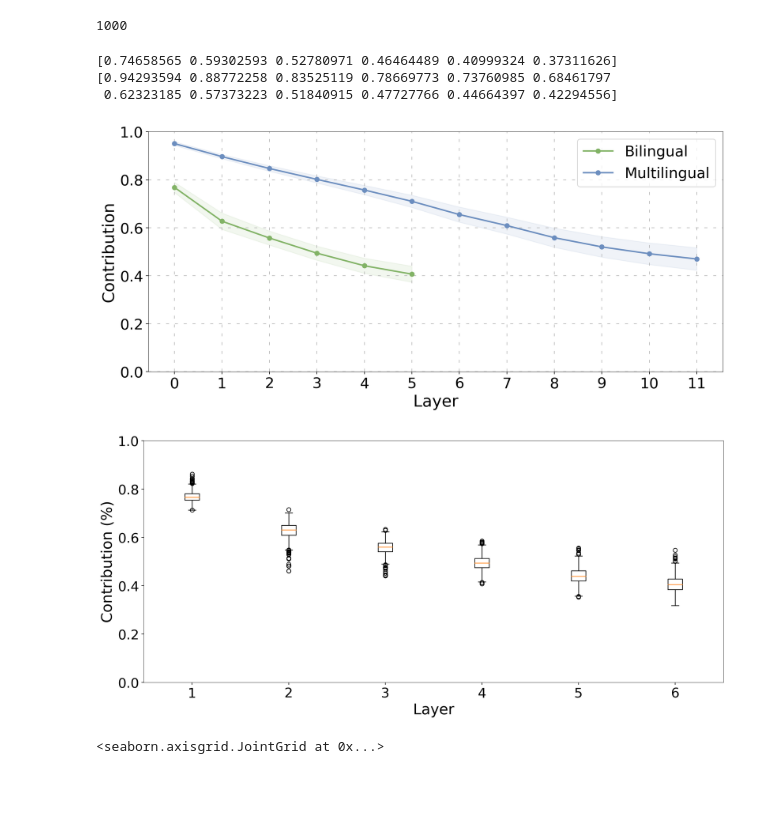
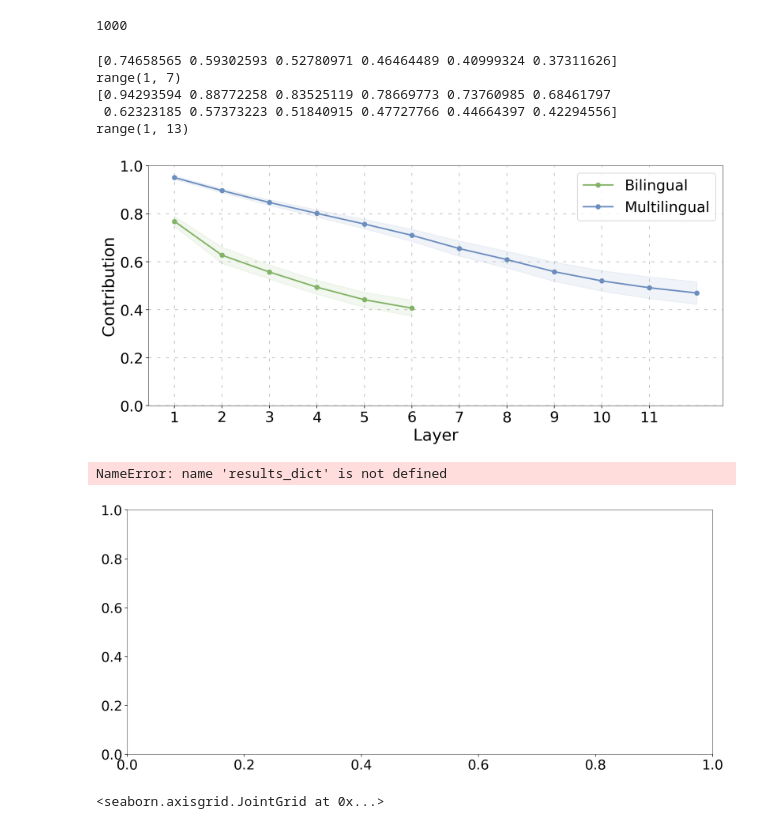
Before and after one commit to mt-upc/transformer-contributions-nmt, a Jupyter notebook: quantitative_analysis_v1.ipynb, the cells around one changed output. Saved outputs shown, nothing was run; the diff lists cells and outputs as text; code cells hidden in the pictures; blank space fills up the shorter version.

```diff
--- a/quantitative_analysis_v1.ipynb
+++ b/quantitative_analysis_v1.ipynb
@@ -54,7 +54,7 @@ device = "cuda" if torch.cuda.is_available() else "cpu"
 # %% [markdown]
 ## Load model
 # %%
-model = 'bilingual'# bilingual/multilingual
+model = 'multilingual'# bilingual/multilingual
 model_size = 'small'
 teacher_forcing = False # teacher forcing/free decoding
 dataset = 'iwslt'
@@ -117,5 +117,6 @@ elif model == 'multilingual':
         data_name_or_path=data_name_or_path,
         source_lang= source_lang,
         target_lang= target_lang,
-        lang_pairs =f'{source_lang}-{target_lang}')
+        lang_pairs =f'{source_lang}-{target_lang}',
+        fixed_dictionary=f'{ckpt_dir}/model_dict.128k.txt')
     NUM_LAYERS = 12
@@ -758,39 +761,46 @@ x_ticks = [0]*2
 x_ticks[0], data[0] = [*zip(*mix_dict_bilingual.items())]  # 'transpose' items to parallel key, value lists
 x_ticks[1], data[1] = [*zip(*mix_dict_multilingual.items())]  # 'transpose' items to parallel key, value lists
 
+## TODO: change this
+x_ticks[0] = range(1,7)
+x_ticks[1] = range(1,13)
 #x_ticks = [1,2,3,4,5,6]
 color = ['#82B366','#6C8EBF','#D79B00']
 labels = ['Bilingual', 'Multilingual']
 # Creating plot
 #fig = plt.figure(figsize =(20, 7))
 fig, ax = plt.subplots(figsize =(14, 6),dpi=200)
 
 for i in range(2):
     mean_data = [statistics.mean(j) for j in data[i]] # mean per head
     std_data = [statistics.stdev(j) for j in data[i]] # std per head
     print(np.array(mean_data)-np.array(std_data))
+    print(x_ticks[i])
     ax.plot(x_ticks[i], mean_data, color[i], markersize=6, linewidth=2, linestyle='-',alpha = 1, marker='o',label=labels[i])
     ax.fill_between(x_ticks[i], (np.array(mean_data)-np.array(std_data)), (np.array(mean_data)+np.array(std_data)), color=color[i], alpha=.1)
 
 
 ax.set_ylim(0,1)
 plt.xlabel('Layer')
 plt.ylabel('Contribution')
 #plt.legend(prop={'size': 16})
 #ax.legend(loc=(0.05,0.12),prop={'size': 20})
+ax.set_xticks(range(1,12))
 ax.legend(prop={'size': 20})
 ax.grid(True, linestyle=(0, (5, 10)));
 #plt.grid(False, linewidth=0.25)
 
 #ax.grid(True)
 #ax.set_xticks([1,2,3,4,5,6]);
 #ax.set_yticks([1,2,3,4,5,6]);
 #ax.set_xticklabels(x_ticks);
 # %% [output]
 [0.74658565 0.59302593 0.52780971 0.46464489 0.40999324 0.37311626]
+range(1, 7)
 [0.94293594 0.88772258 0.83525119 0.78669773 0.73760985 0.68461797
  0.62323185 0.57373223 0.51840915 0.47727766 0.44664397 0.42294556]
+range(1, 13)
-[figure, old version]
+[figure, new version]
 # %%
 fig = plt.figure(figsize =(12, 5),dpi=200)
 
@@ -807,7 +817,8 @@ plt.ylabel('Contribution (%)')
 # show plot
 plt.show()
 # %% [output]
+NameError: name 'results_dict' is not defined
-[figure, old version]
+[figure, new version]
 # %%
 dict_data = {'Diagonal mean':results_dict['means'], 'Sentence Length':length_sentences}
 df = pd.DataFrame(dict_data)
```
Also changed, not shown: parts of 1 cell of this notebook, 11 other files.
